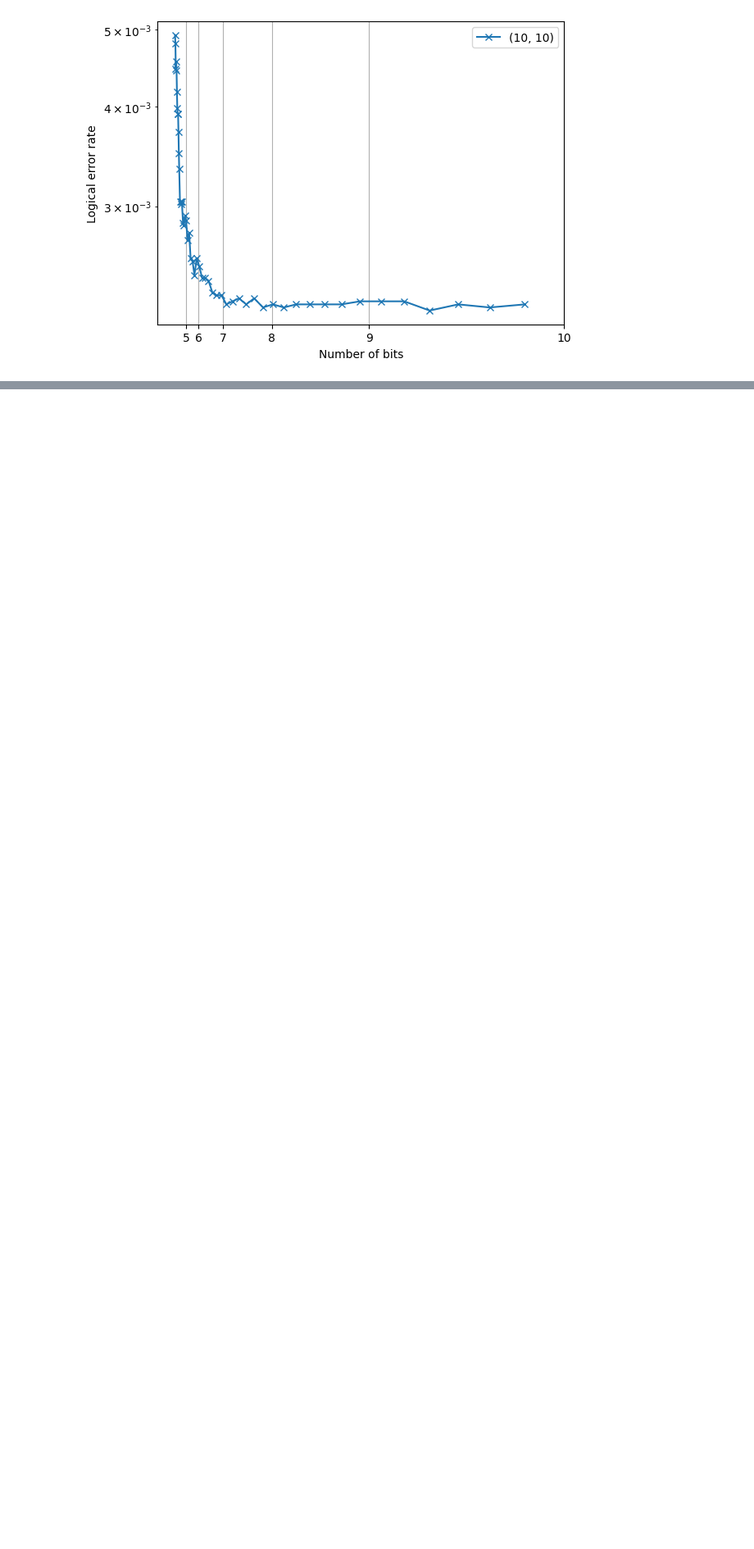
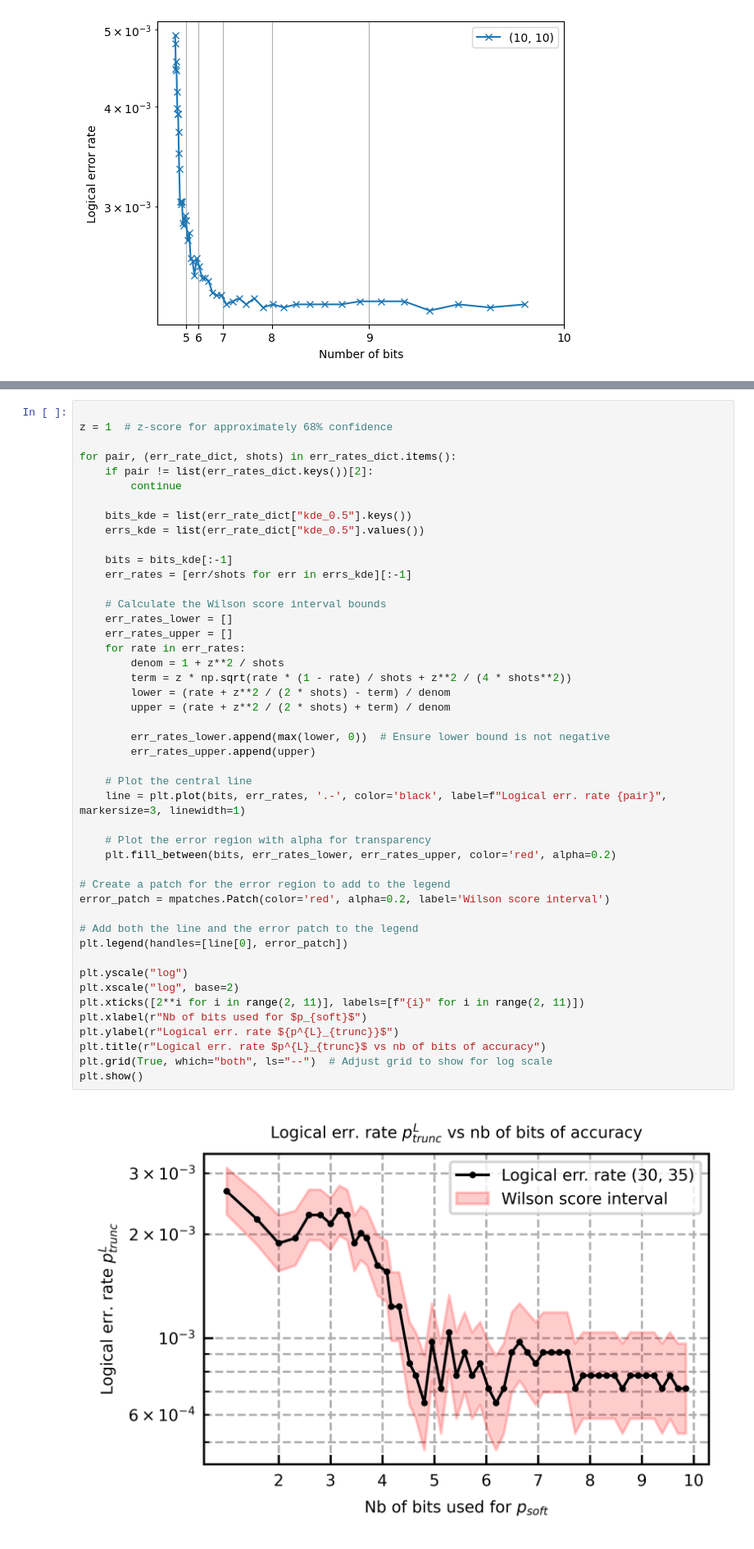
Before and after one commit to quantumjim/soft_information_decoding, a Jupyter notebook: notebooks/Decoding/cpp_pm/InfoPerfoTradeOff/plot_infoPerfo_v2.ipynb, the cells around one changed output, grey strips where cells are left out. Shown at 82% size. Saved outputs shown, nothing was run; the diff lists cells and outputs as text; blank space fills up the shorter version.

```diff
--- a/notebooks/Decoding/cpp_pm/InfoPerfoTradeOff/plot_infoPerfo_v2.ipynb
+++ b/notebooks/Decoding/cpp_pm/InfoPerfoTradeOff/plot_infoPerfo_v2.ipynb
@@ -273,0 +307,48 @@ plt.show()
+# %%
+
+z = 1  # z-score for approximately 68% confidence
+
+for pair, (err_rate_dict, shots) in err_rates_dict.items():
+    if pair != list(err_rates_dict.keys())[2]:
+        continue
+
+    bits_kde = list(err_rate_dict["kde_0.5"].keys())
+    errs_kde = list(err_rate_dict["kde_0.5"].values())
+
+    bits = bits_kde[:-1]
+    err_rates = [err/shots for err in errs_kde][:-1]
+
+    # Calculate the Wilson score interval bounds
+    err_rates_lower = []
+    err_rates_upper = []
+    for rate in err_rates:
+        denom = 1 + z**2 / shots
+        term = z * np.sqrt(rate * (1 - rate) / shots + z**2 / (4 * shots**2))
+        lower = (rate + z**2 / (2 * shots) - term) / denom
+        upper = (rate + z**2 / (2 * shots) + term) / denom
+
+        err_rates_lower.append(max(lower, 0))  # Ensure lower bound is not negative
+        err_rates_upper.append(upper)
+
+    # Plot the central line
+    line = plt.plot(bits, err_rates, '.-', color='black', label=f"Logical err. rate {pair}", markersize=3, linewidth=1)
+
+    # Plot the error region with alpha for transparency
+    plt.fill_between(bits, err_rates_lower, err_rates_upper, color='red', alpha=0.2)
+
+# Create a patch for the error region to add to the legend
+error_patch = mpatches.Patch(color='red', alpha=0.2, label='Wilson score interval')
+
+# Add both the line and the error patch to the legend
+plt.legend(handles=[line[0], error_patch])
+
+plt.yscale("log")
+plt.xscale("log", base=2)
+plt.xticks([2**i for i in range(2, 11)], labels=[f"{i}" for i in range(2, 11)])
+plt.xlabel(r"Nb of bits used for $p_{soft}$")
+plt.ylabel(r"Logical err. rate ${p^{L}_{trunc}}$")
+plt.title(r"Logical err. rate $p^{L}_{trunc}$ vs nb of bits of accuracy")
+plt.grid(True, which="both", ls="--")  # Adjust grid to show for log scale
+plt.show()
+# %% [output]
+[figure, added]
```
Also changed, not shown: parts of 4 cells of this notebook, 4 other files.
